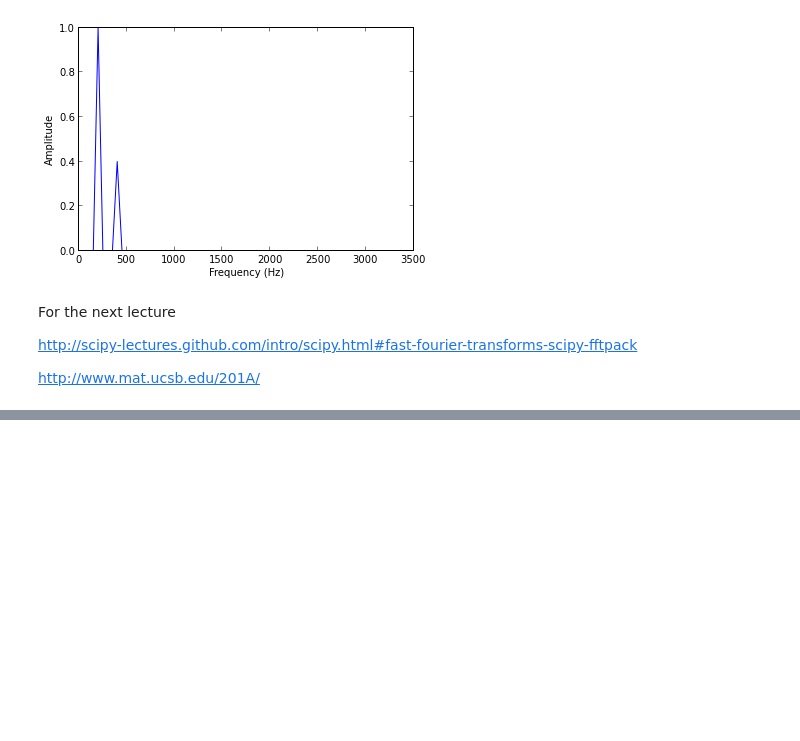
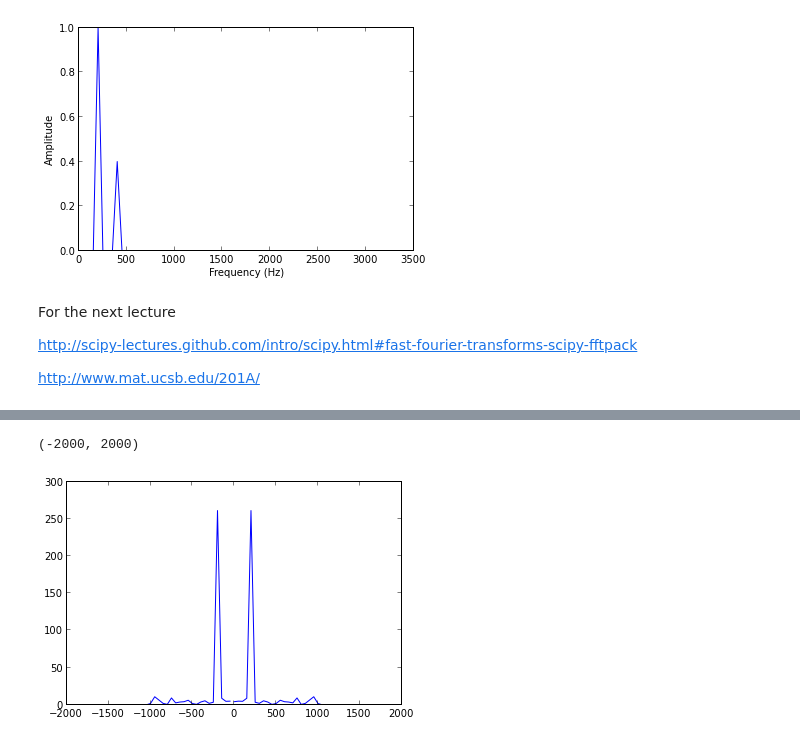
Before and after one commit to dhuertasanchez/ComputationalMethods, a Jupyter notebook: notes/fourier.ipynb, the cells around one changed output, grey strips where cells are left out. Saved outputs shown, nothing was run; the diff lists cells and outputs as text; code cells hidden in the pictures; blank space fills up the shorter version.

```diff
--- a/notes/fourier.ipynb
+++ b/notes/fourier.ipynb
@@ -132,0 +159,9 @@ http://www.mat.ucsb.edu/201A/
+# %%
+#set to 0 the values of the transform that are high:
+freq_cut = 1000
+fft_x[np.abs(freq) > freq_cut] = 0
+plt.plot(freq,np.abs(fft_x))
+xlim([-2000,2000])
+# %% [output]
+(-2000, 2000)
+[figure, added]
```
Also changed, not shown: parts of 12 cells of this notebook.
